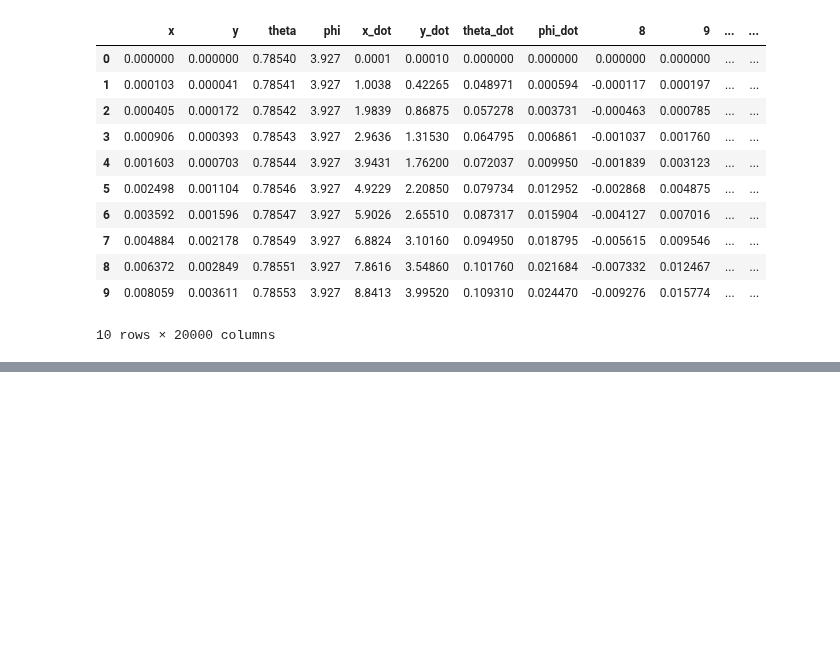
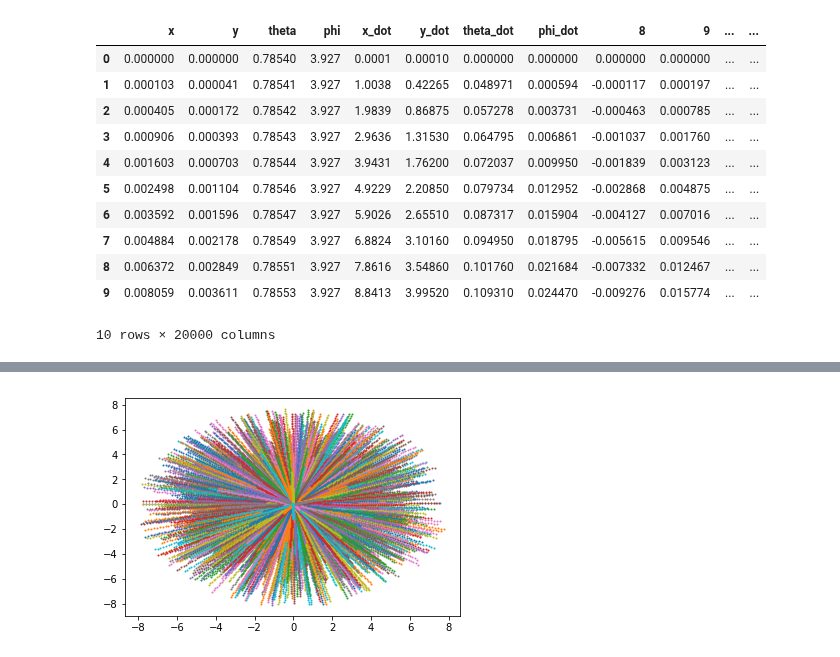
Before and after one commit to oliviatessa/MothMachineLearning, a Jupyter notebook: Load and Visualize data.ipynb, the cells around one changed output, grey strips where cells are left out. Saved outputs shown, nothing was run; the diff lists cells and outputs as text; code cells hidden in the pictures; blank space fills up the shorter version.

```diff
--- a/Load and Visualize data.ipynb
+++ b/Load and Visualize data.ipynb
@@ -86,0 +107,11 @@ spray.head()
+# %%
+xx =1
+yy = 2
+
+
+while(xx < spray.shape[1]):
+    plt.scatter(spray.iloc[:, xx], spray.iloc[:,yy], s = 1)
+    xx +=8
+    yy += 8
+# %% [output]
+[figure, added]
```
Also changed, not shown: parts of 4 cells of this notebook.
